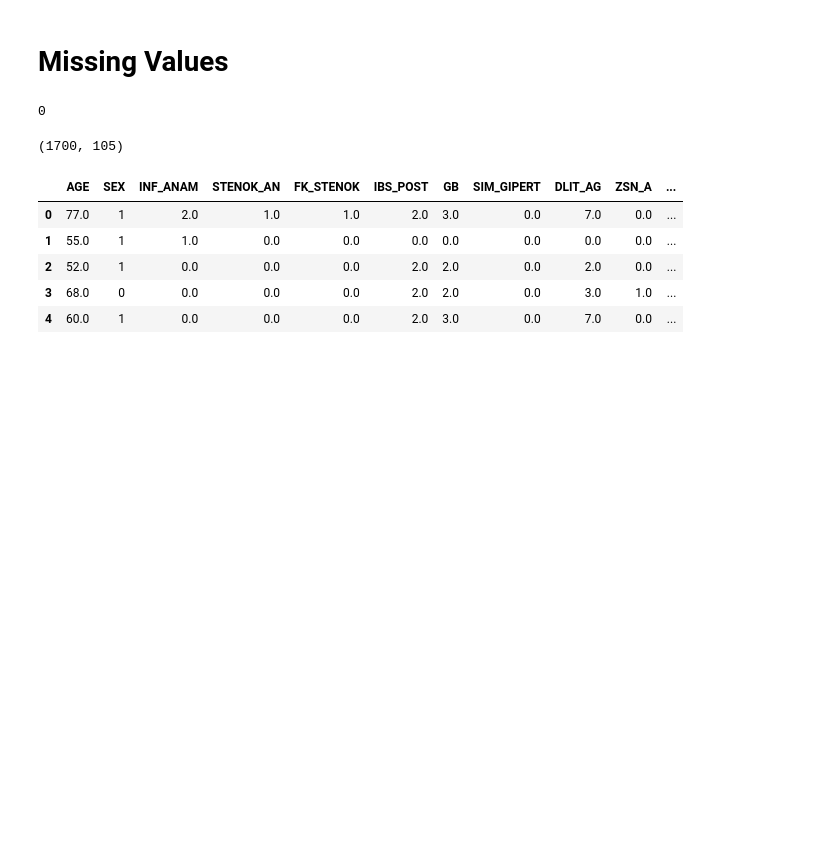
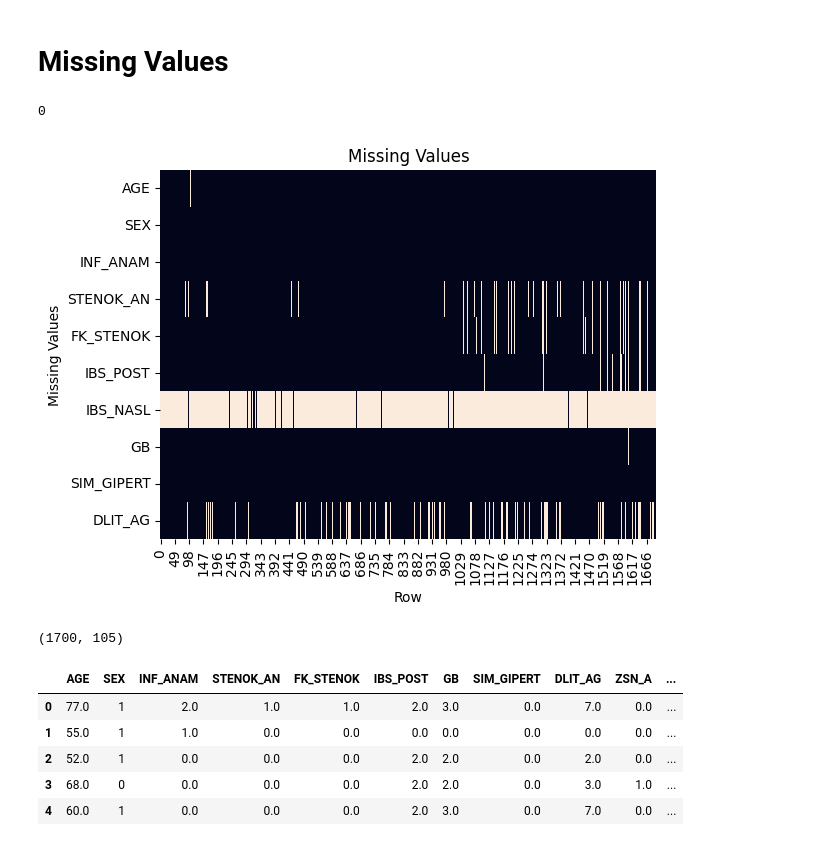
Before and after one commit to manishr03/sta141c, a Jupyter notebook: final_project.ipynb, the cells around one changed output. Drawn from its saved outputs; the diff is of its cells as text; code cells hidden in the pictures; blank space fills up the shorter version.

```diff
--- a/final_project.ipynb
+++ b/final_project.ipynb
@@ -27,6 +33,31 @@ df.head()
 np.sum(df.T.isnull().sum()==0)
 # %% [output]
 0
+# %%
+# generating heatmaps of missing values
+# creating 11 heatmaps to visualize each column effectively
+
+heatmaps = []
+
+i = 0
+while i < 110:
+    fig, ax = plt.subplots()
+    sns.heatmap(df.iloc[:,i:i+10].isna().transpose(), cbar=False, ax=ax)
+
+    plt.title("Missing Values", fontsize=12)
+    plt.xlabel("Row", fontsize = 10)
+    plt.ylabel("Missing Values", fontsize = 10)
+
+    heatmaps.append(fig)
+
+    plt.close(fig)
+
+    i += 10
+# %%
+# white it missing data
+heatmaps[0]
+# %% [output]
+[figure, added]
 # %%
 # dropping columns where more than 20% of the values are missing
 df_dropped = df.dropna(axis=1, thresh=0.75*len(df))
```
Also changed, not shown: parts of 36 cells of this notebook, 1 other file.
